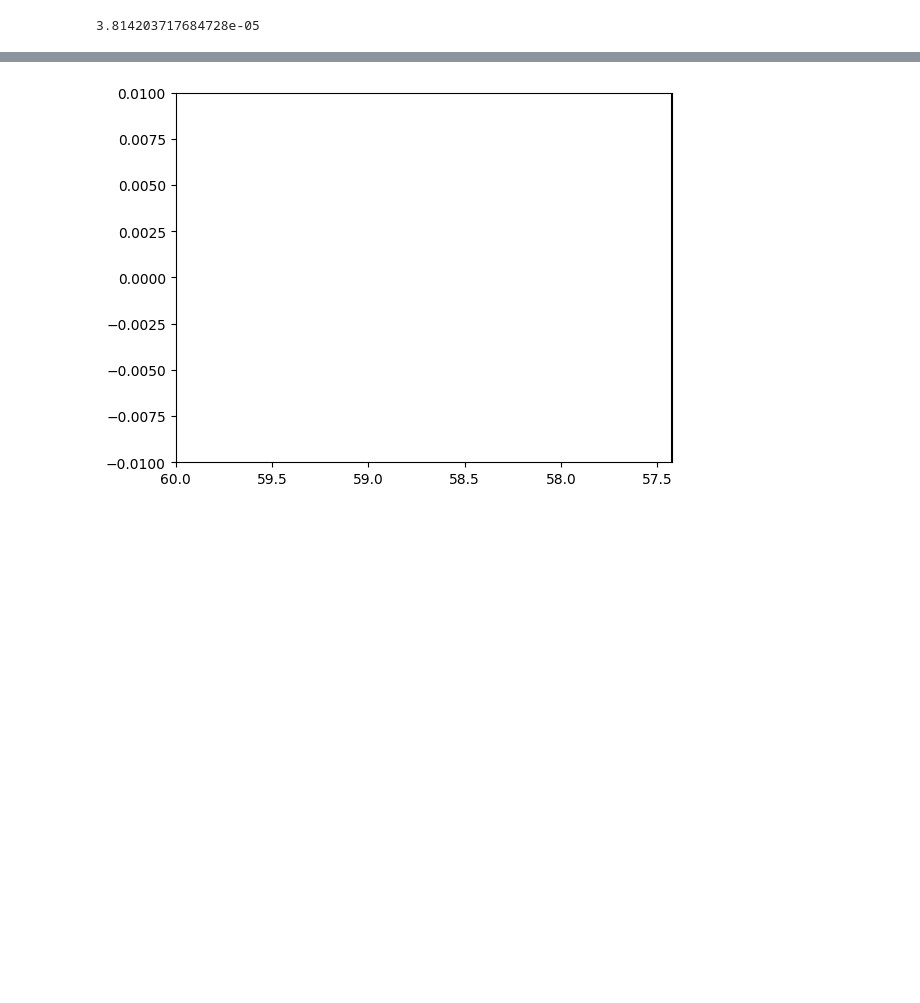
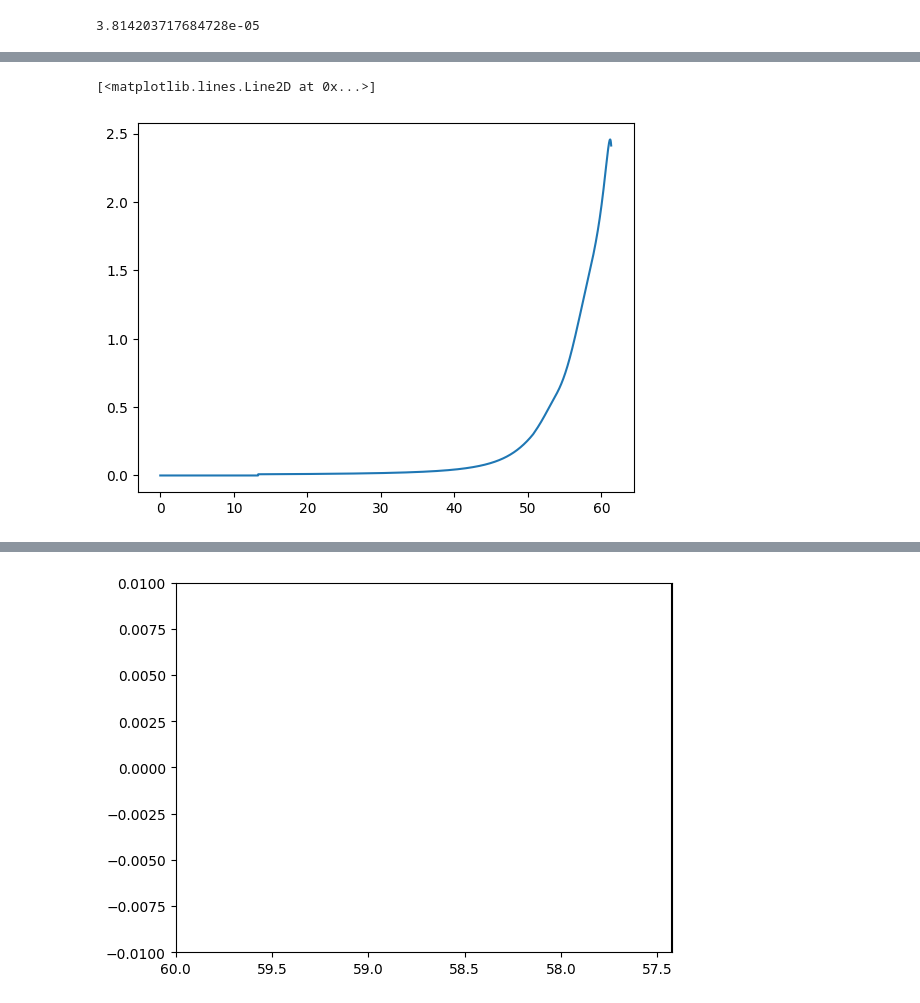
Before and after one commit to richard-von-eckardstein/GEFF, a Jupyter notebook: GEFTestGround_SE1.ipynb, the cells around one changed output, grey strips where cells are left out. Saved outputs shown, nothing was run; the diff lists cells and outputs as text; code cells hidden in the pictures; blank space fills up the shorter version.

```diff
--- a/GEFTestGround_SE1.ipynb
+++ b/GEFTestGround_SE1.ipynb
@@ -24,7 +24,7 @@ phi0 = 15.55*Mpl
 dphidt0 = -np.sqrt(2/3)*M*Mpl
 ini = {"phi":phi0, "dphi":dphidt0, "delta":1.0, "rhoChi":0.0}
 SE = 1.0
-ntr = 125
+ntr = 155
 H = GEF(alpha, beta, Mpl, ini, M, ntr, SE, AltDamp=2, approx=True)
 t1 = 120
 # %%
@@ -86,3 +104,8 @@ plt.ylim(-1, 1)
 # %%
 H.LoadData(name+"_0it.dat")
+# %%
+plt.plot(H.vals["N"], H.vals["sigmaB"])
+# %% [output]
+[<matplotlib.lines.Line2D at 0x...>]
+[figure, added]
 # %%
```
Also changed, not shown: parts of 11 cells of this notebook, 5 other files.
